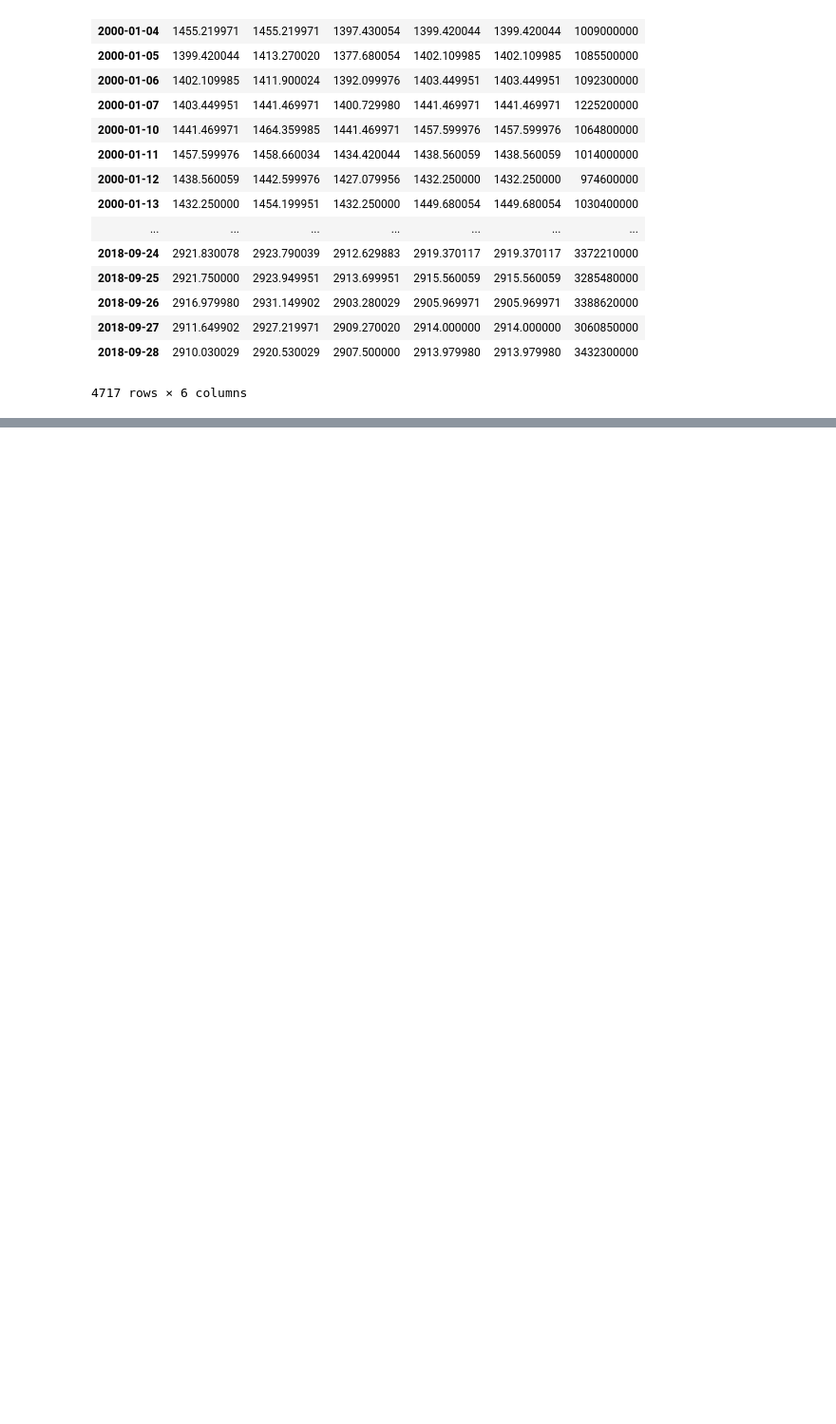
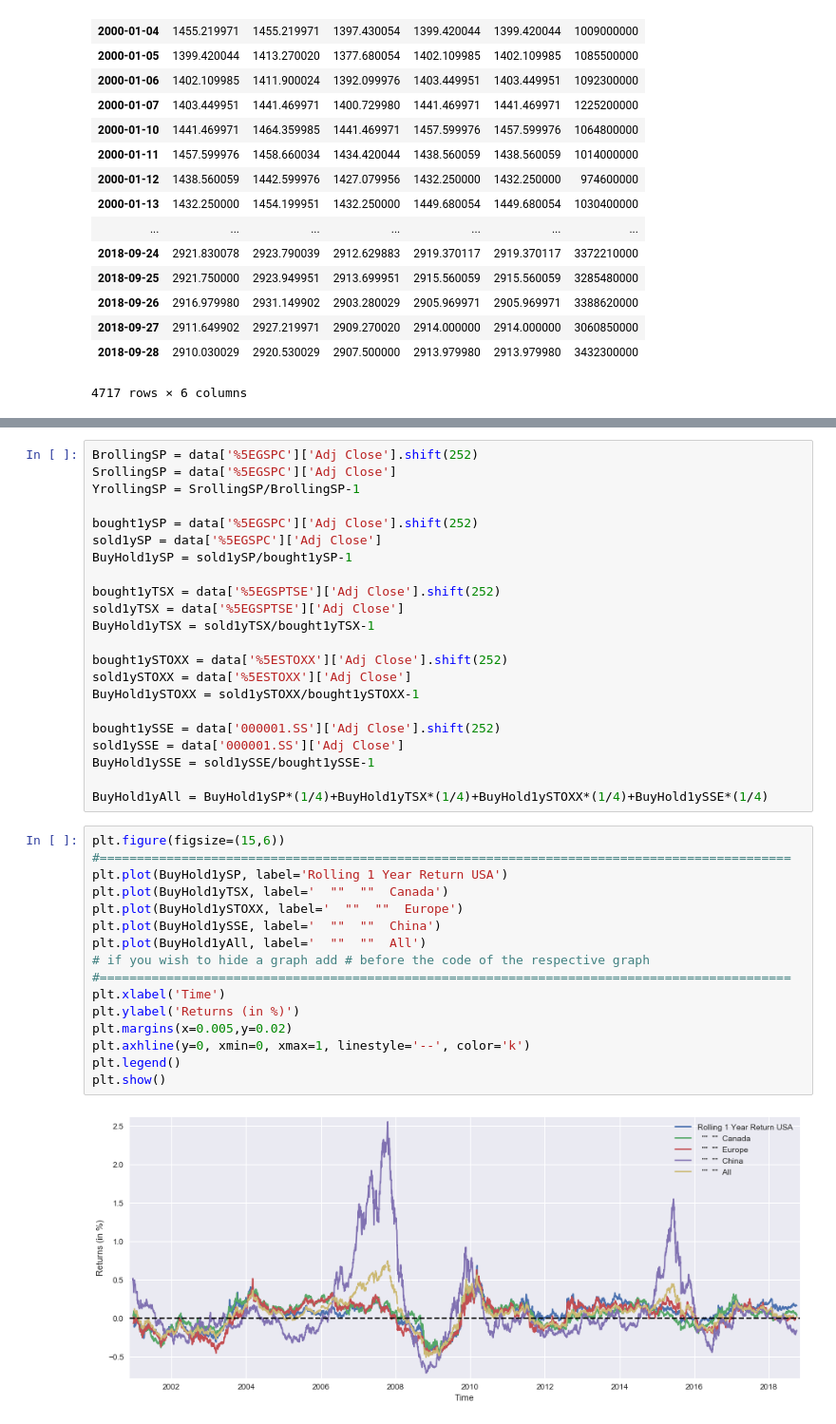
Before and after one commit to LongOnly/Quantitative-Notebooks, a Jupyter notebook: GeographicDiversification.ipynb, the cells around one changed output, grey strips where cells are left out. Shown at 95% size. Saved outputs shown, nothing was run; the diff lists cells and outputs as text; blank space fills up the shorter version.

```diff
--- a/GeographicDiversification.ipynb
+++ b/GeographicDiversification.ipynb
@@ -104,0 +102,40 @@ plt.show()
+# %%
+BrollingSP = data['%5EGSPC']['Adj Close'].shift(252)
+SrollingSP = data['%5EGSPC']['Adj Close']
+YrollingSP = SrollingSP/BrollingSP-1
+
+bought1ySP = data['%5EGSPC']['Adj Close'].shift(252)
+sold1ySP = data['%5EGSPC']['Adj Close']
+BuyHold1ySP = sold1ySP/bought1ySP-1
+
+bought1yTSX = data['%5EGSPTSE']['Adj Close'].shift(252)
+sold1yTSX = data['%5EGSPTSE']['Adj Close']
+BuyHold1yTSX = sold1yTSX/bought1yTSX-1
+
+bought1ySTOXX = data['%5ESTOXX']['Adj Close'].shift(252)
+sold1ySTOXX = data['%5ESTOXX']['Adj Close']
+BuyHold1ySTOXX = sold1ySTOXX/bought1ySTOXX-1
+
+bought1ySSE = data['000001.SS']['Adj Close'].shift(252)
+sold1ySSE = data['000001.SS']['Adj Close']
+BuyHold1ySSE = sold1ySSE/bought1ySSE-1
+
+BuyHold1yAll = BuyHold1ySP*(1/4)+BuyHold1yTSX*(1/4)+BuyHold1ySTOXX*(1/4)+BuyHold1ySSE*(1/4)
+# %%
+plt.figure(figsize=(15,6))
+#=============================================================================================
+plt.plot(BuyHold1ySP, label='Rolling 1 Year Return USA')
+plt.plot(BuyHold1yTSX, label='  ""  ""  Canada')
+plt.plot(BuyHold1ySTOXX, label='  ""  ""  Europe')
+plt.plot(BuyHold1ySSE, label='  ""  ""  China')
+plt.plot(BuyHold1yAll, label='  ""  ""  All')
+# if you wish to hide a graph add # before the code of the respective graph
+#=============================================================================================
+plt.xlabel('Time')
+plt.ylabel('Returns (in %)')
+plt.margins(x=0.005,y=0.02)
+plt.axhline(y=0, xmin=0, xmax=1, linestyle='--', color='k')
+plt.legend()
+plt.show()
+# %% [output]
+[figure, added]
```
Also changed, not shown: parts of 4 cells of this notebook.
